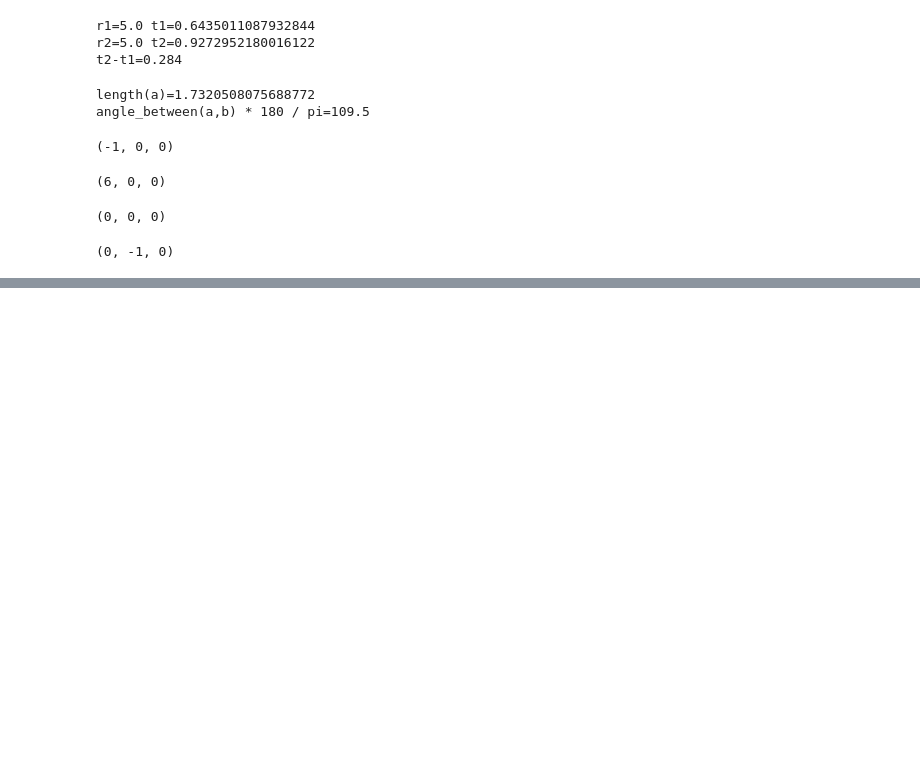
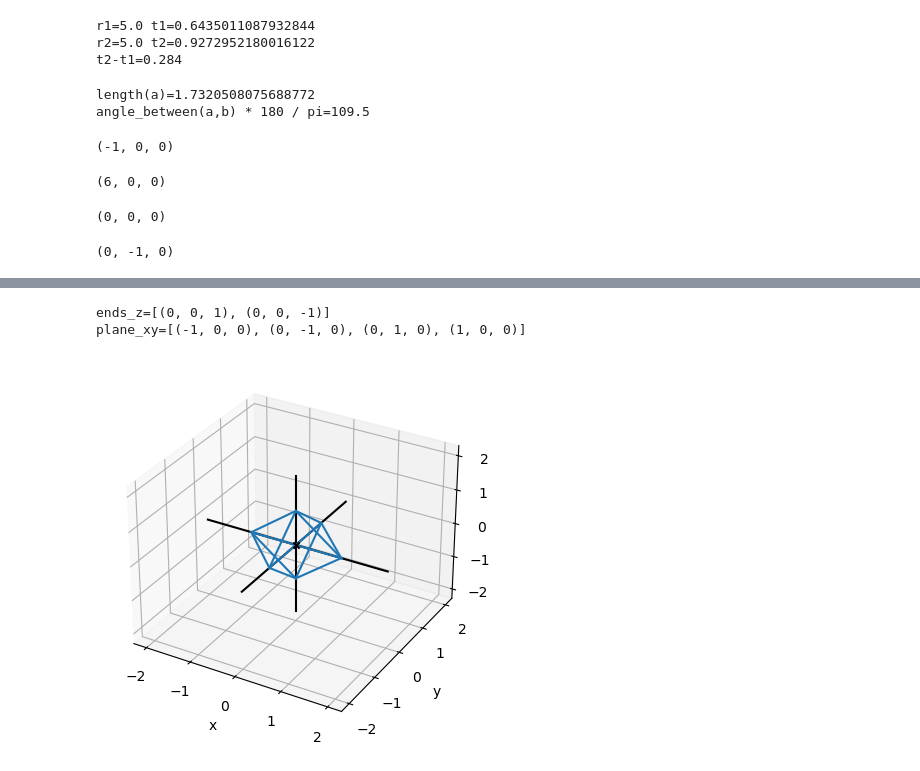
Before and after one commit to quinnphil/math-for-programmers, a Jupyter notebook: C03/C03 - Ascending to the 3D world.ipynb, the cells around one changed output, grey strips where cells are left out. Cells and saved outputs as stored; diff of their text form; code cells hidden in the pictures; blank space fills up the shorter version.

```diff
--- a/C03/C03 - Ascending to the 3D world.ipynb
+++ b/C03/C03 - Ascending to the 3D world.ipynb
@@ -543 +522,21 @@ render(octahedron, color_map=blues, lines=black)
+# %%
+ends_z = [(0,0,z) for z in [1,-1]]
+plane_xy = [(x, y, 0) for x, y in itertools.product([-1, 0, 1], repeat=2) if abs(x) + abs(y) == 1]
+
+print(f"{ends_z=}")
+print(f"{plane_xy=}")
+
+octahedron_edges = (
+    [Segment3D(v1, v2) for v1 in ends_z for v2 in plane_xy] + \
+    [Segment3D(plane_xy[v], plane_xy[(v+1)%4]) for v in range(0,4)]
+
+)
+
+draw3d(
+    *octahedron_edges
+)
+# %% [output]
+ends_z=[(0, 0, 1), (0, 0, -1)]
+plane_xy=[(-1, 0, 0), (0, -1, 0), (0, 1, 0), (1, 0, 0)]
+[figure, added]
 # %%
```
Also changed, not shown: parts of 7 cells of this notebook.
